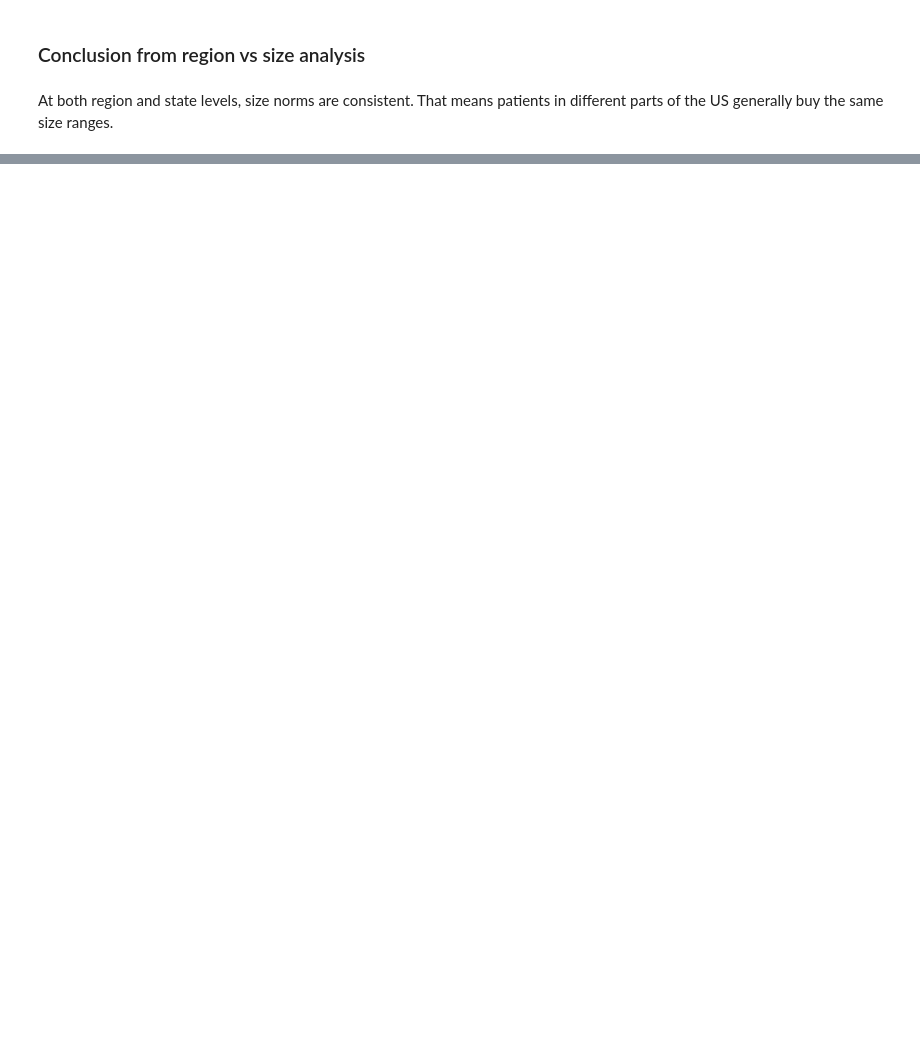
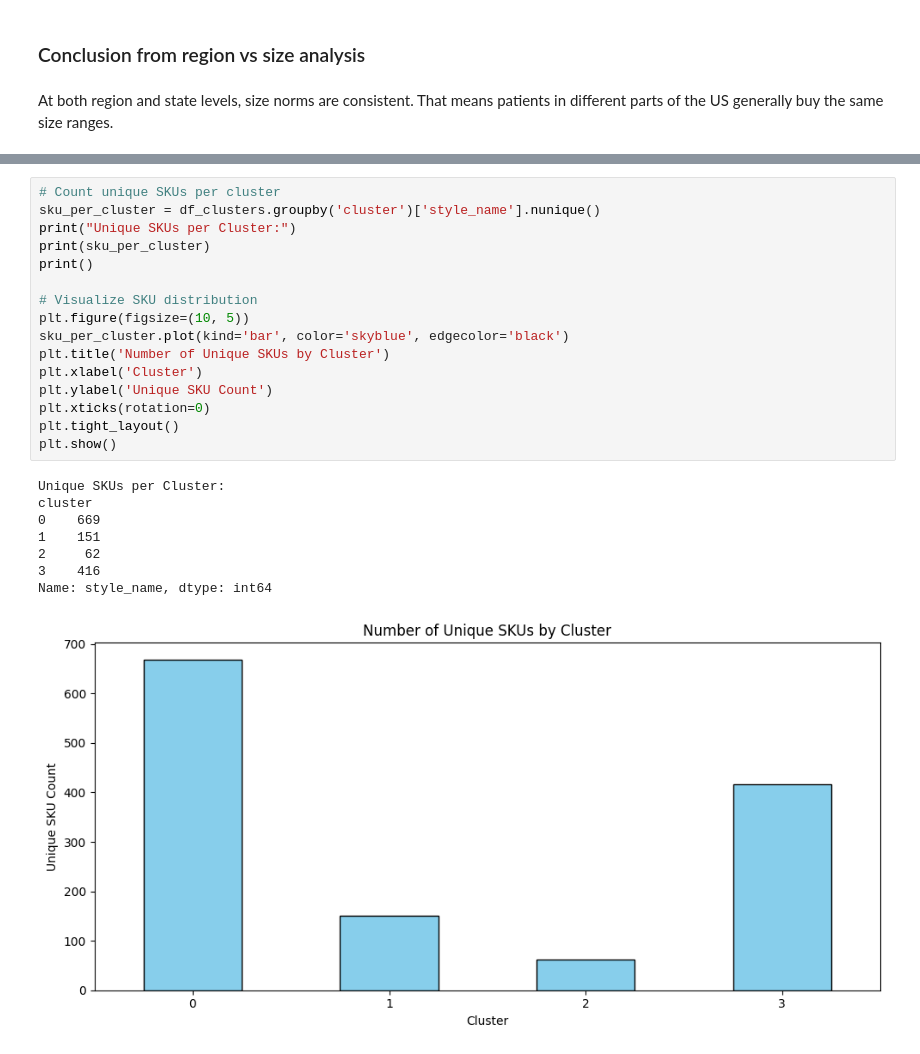
Before and after one commit to wenyu-1314/DSPM_Project, a Jupyter notebook: dspm_project.ipynb, the cells around one changed output, grey strips where cells are left out. Cells and saved outputs as stored; diff of their text form; blank space fills up the shorter version.

```diff
--- a/dspm_project.ipynb
+++ b/dspm_project.ipynb
@@ -735,0 +810,25 @@ At both region and state levels, size norms are consistent. That means patients
+# %%
+# Count unique SKUs per cluster
+sku_per_cluster = df_clusters.groupby('cluster')['style_name'].nunique()
+print("Unique SKUs per Cluster:")
+print(sku_per_cluster)
+print()
+
+# Visualize SKU distribution
+plt.figure(figsize=(10, 5))
+sku_per_cluster.plot(kind='bar', color='skyblue', edgecolor='black')
+plt.title('Number of Unique SKUs by Cluster')
+plt.xlabel('Cluster')
+plt.ylabel('Unique SKU Count')
+plt.xticks(rotation=0)
+plt.tight_layout()
+plt.show()
+# %% [output]
+Unique SKUs per Cluster:
+cluster
+0    669
+1    151
+2     62
+3    416
+Name: style_name, dtype: int64
+[figure, added]
```
Also changed, not shown: parts of 23 cells of this notebook, 1 other file.
